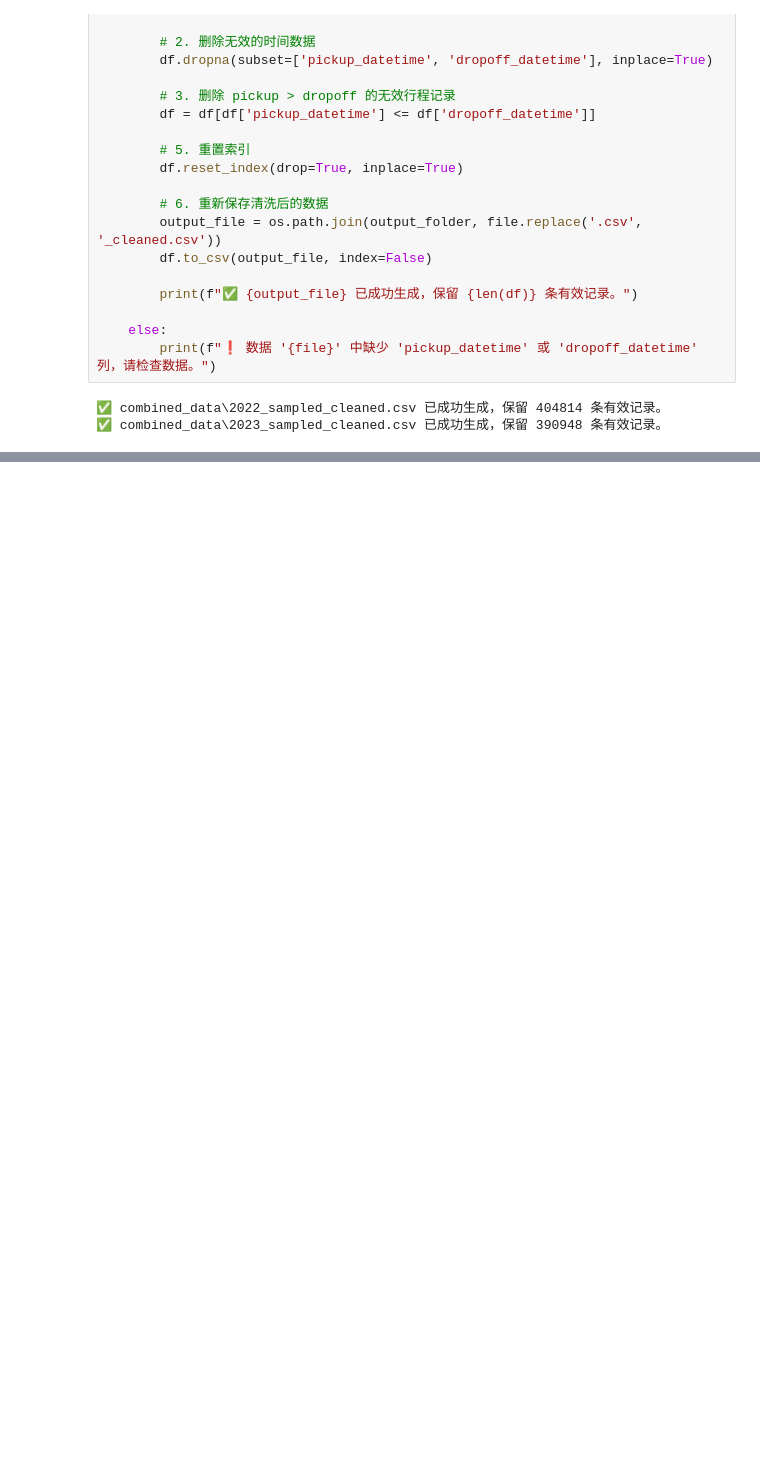
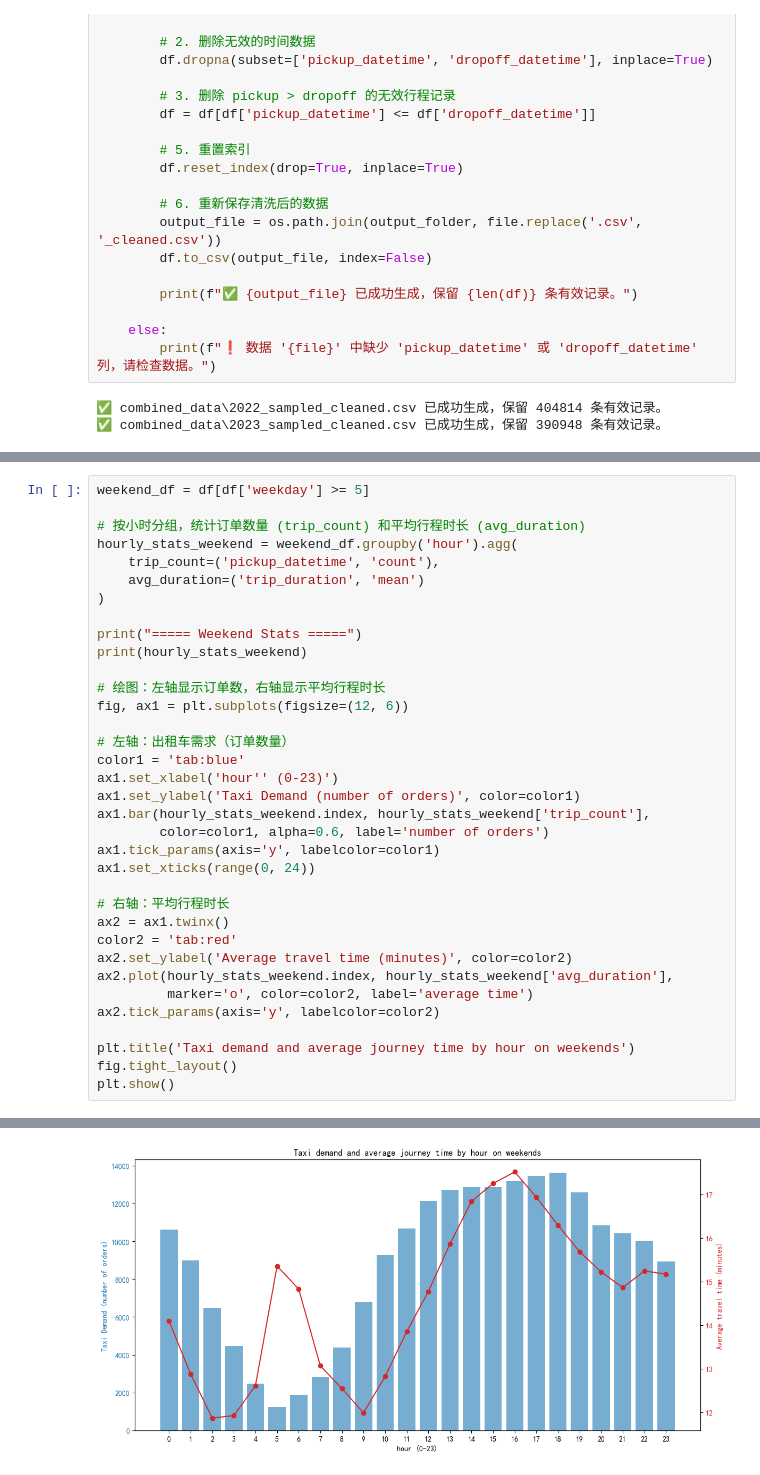
Before and after one commit to Etern11ty/Cisc372-351-G9, a Jupyter notebook: rq1/rq1.ipynb, the cells around one changed output, grey strips where cells are left out. Saved outputs shown, nothing was run; the diff lists cells and outputs as text; blank space fills up the shorter version.

```diff
--- a/rq1/rq1.ipynb
+++ b/rq1/rq1.ipynb
@@ -406,0 +513,36 @@ for file in sampled_files:
+# %%
+weekend_df = df[df['weekday'] >= 5]
+
+# 按小时分组，统计订单数量 (trip_count) 和平均行程时长 (avg_duration)
+hourly_stats_weekend = weekend_df.groupby('hour').agg(
+    trip_count=('pickup_datetime', 'count'),
+    avg_duration=('trip_duration', 'mean')
+)
+
+print("===== Weekend Stats =====")
+print(hourly_stats_weekend)
+
+# 绘图：左轴显示订单数，右轴显示平均行程时长
+fig, ax1 = plt.subplots(figsize=(12, 6))
+
+# 左轴：出租车需求（订单数量）
+color1 = 'tab:blue'
+ax1.set_xlabel('hour'' (0-23)')
+ax1.set_ylabel('Taxi Demand (number of orders)', color=color1)
+ax1.bar(hourly_stats_weekend.index, hourly_stats_weekend['trip_count'],
+        color=color1, alpha=0.6, label='number of orders')
+ax1.tick_params(axis='y', labelcolor=color1)
+ax1.set_xticks(range(0, 24))
+
+# 右轴：平均行程时长
+ax2 = ax1.twinx()
+color2 = 'tab:red'
+ax2.set_ylabel('Average travel time (minutes)', color=color2)
+ax2.plot(hourly_stats_weekend.index, hourly_stats_weekend['avg_duration'],
+         marker='o', color=color2, label='average time')
+ax2.tick_params(axis='y', labelcolor=color2)
+
+plt.title('Taxi demand and average journey time by hour on weekends')
+fig.tight_layout()
+plt.show()
+# %% [output]
@@ -406,0 +566 @@ for file in sampled_files:
+[figure, added]
```
Also changed, not shown: parts of 8 cells of this notebook, 1 other file.
